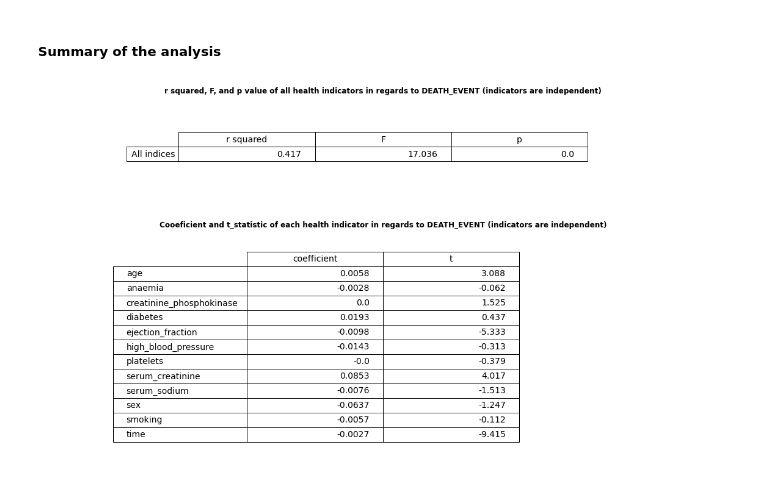
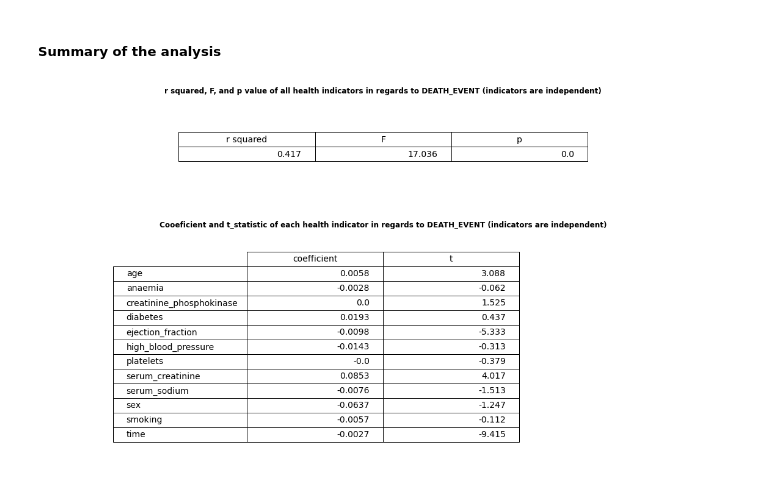
Before and after one commit to tminhquang00/EEET2485-heart-failure-prediction, a Jupyter notebook: health-failure-detection - Tam.ipynb, the cells around one changed output. Cells and saved outputs as stored; diff of their text form; code cells hidden in the pictures.

```diff
--- a/health-failure-detection - Tam.ipynb
+++ b/health-failure-detection - Tam.ipynb
@@ -168,20 +278,19 @@ strong multicollinearity or other numerical problems.
 # %%
 fig, ax = plt.subplots(figsize = (20,3))
 ax.set_axis_off()
 table = ax.table(
     cellText = test_results,
-    rowLabels = ['All indices'],
     colLabels = ['r squared', 'F', 'p'],
     colWidths = [0.1] * 3,
     loc = 'center')
 table.set_fontsize(14)
 table.scale(2, 2)
 
 ax.set_title('r squared, F, and p value of all health indicators in regards to DEATH_EVENT (indicators are independent)', fontweight ="bold")
 
 plt.show()
 # %% [output]
-[figure, old version]
+[figure, new version]
 # %%
 fig, ax = plt.subplots(figsize = (20,7))
 ax.set_axis_off()
```
Also changed, not shown: parts of 16 cells of this notebook.
